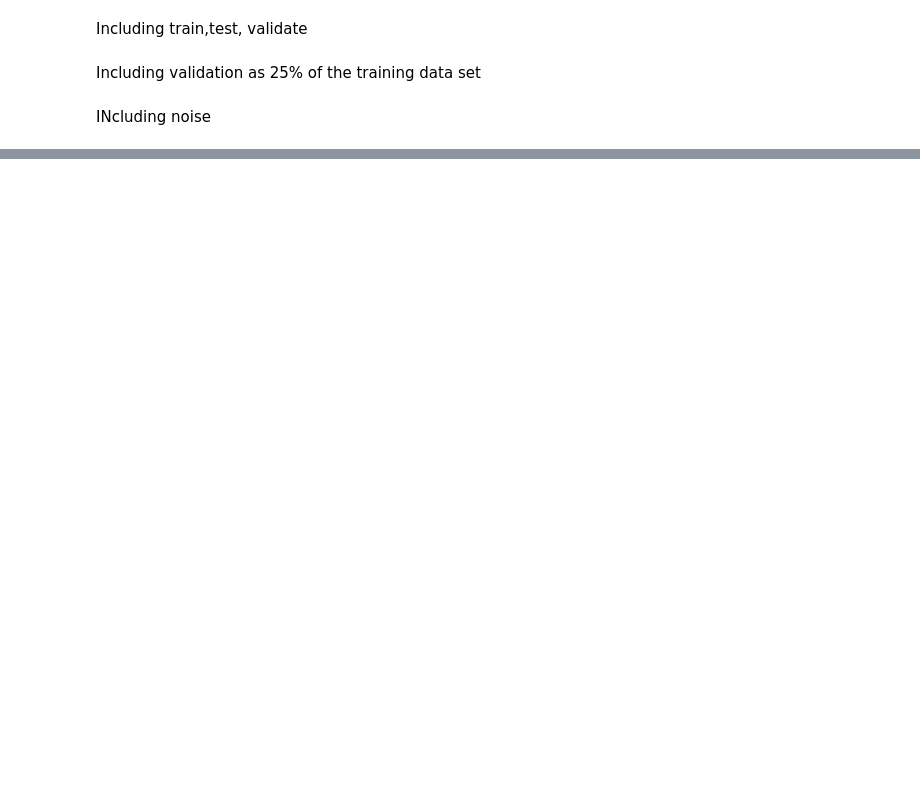
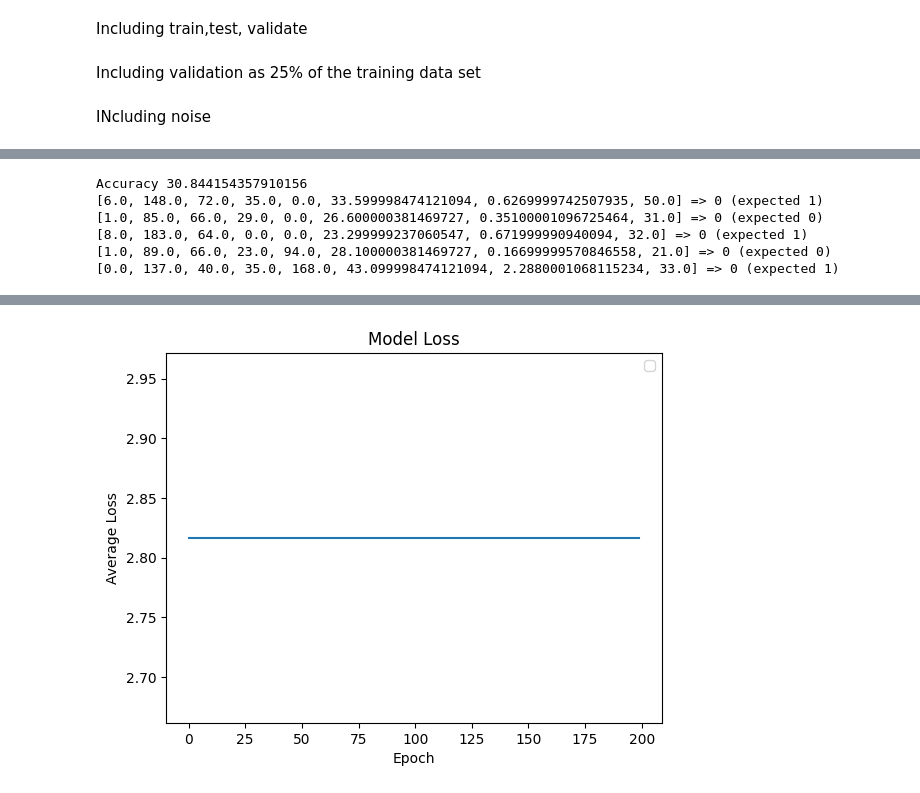
Before and after one commit to athulskrish/pytorch_nn, a Jupyter notebook: task2.ipynb, the cells around one changed output, grey strips where cells are left out. Saved outputs shown, nothing was run; the diff lists cells and outputs as text; code cells hidden in the pictures; blank space fills up the shorter version.

```diff
--- a/task2.ipynb
+++ b/task2.ipynb
@@ -104,11 +136,3 @@ Including validation as 25% of the training data set
 X_train,X_val, y_train,y_val=train_test_split(X,y,stratify=y,test_size=0.25, random_state=66)
 # %% [markdown]
 INcluding noise
-# %%
-import random
-X_deviation=0.01
-noise= torch.randn(X.size())*X_deviation
-
-X=X+noise
-
-print(X[:5])
@@ -132,0 +184,2 @@ tensor([[ 5.9910e+00,  1.4798e+02,  7.2004e+01,  3.5002e+01, -2.8754e-02,
+# %%
+X_train,X_test,y_train,y_test=train_test_split(X_new,y_new,  test_size=0.2,random_state=66)
@@ -132,0 +191,6 @@ tensor([[ 5.9910e+00,  1.4798e+02,  7.2004e+01,  3.5002e+01, -2.8754e-02,
+# %%
+
+#new model
+
+new_model=PimaClassifier()
+print(new_model)
@@ -132,0 +228,33 @@ tensor([[ 5.9910e+00,  1.4798e+02,  7.2004e+01,  3.5002e+01, -2.8754e-02,
+# %%
+#
+# compute accuracy
+y_pred = new_model(X_test)
+accuracy = (y_pred.round() == y_test).float().mean()
+print(f"Accuracy {accuracy*100}")
+
+# make class predictions with the model
+predictions = (new_model(X_new) > 0.5).int()
+for i in range(5):
+    print('%s => %d (expected %d)' % (X[i].tolist(), predictions[i], y[i]))
+# %% [output]
+Accuracy 30.844154357910156
+[6.0, 148.0, 72.0, 35.0, 0.0, 33.599998474121094, 0.6269999742507935, 50.0] => 0 (expected 1)
+[1.0, 85.0, 66.0, 29.0, 0.0, 26.600000381469727, 0.35100001096725464, 31.0] => 0 (expected 0)
+[8.0, 183.0, 64.0, 0.0, 0.0, 23.299999237060547, 0.671999990940094, 32.0] => 0 (expected 1)
+[1.0, 89.0, 66.0, 23.0, 94.0, 28.100000381469727, 0.16699999570846558, 21.0] => 0 (expected 0)
+[0.0, 137.0, 40.0, 35.0, 168.0, 43.099998474121094, 2.2880001068115234, 33.0] => 0 (expected 1)
+# %%
+# Calculate the average loss for each epoch
+epoch_losses = []
+for i in range(n_epochs):
+    epoch_loss = sum(losses[i*batch_size:(i+1)*batch_size]) / batch_size
+    epoch_losses.append(epoch_loss)
+# epoch_loss=losses.
+# Plot the average loss for each epoch
+plt.plot(range(n_epochs), epoch_losses)
+plt.xlabel('Epoch')
+plt.ylabel('Average Loss')
+plt.title('Model Loss')
+plt.legend()
+plt.show()
+# %% [output]
@@ -132,0 +262 @@ tensor([[ 5.9910e+00,  1.4798e+02,  7.2004e+01,  3.5002e+01, -2.8754e-02,
+[figure, added]
```
Also changed, not shown: parts of 15 cells of this notebook.
